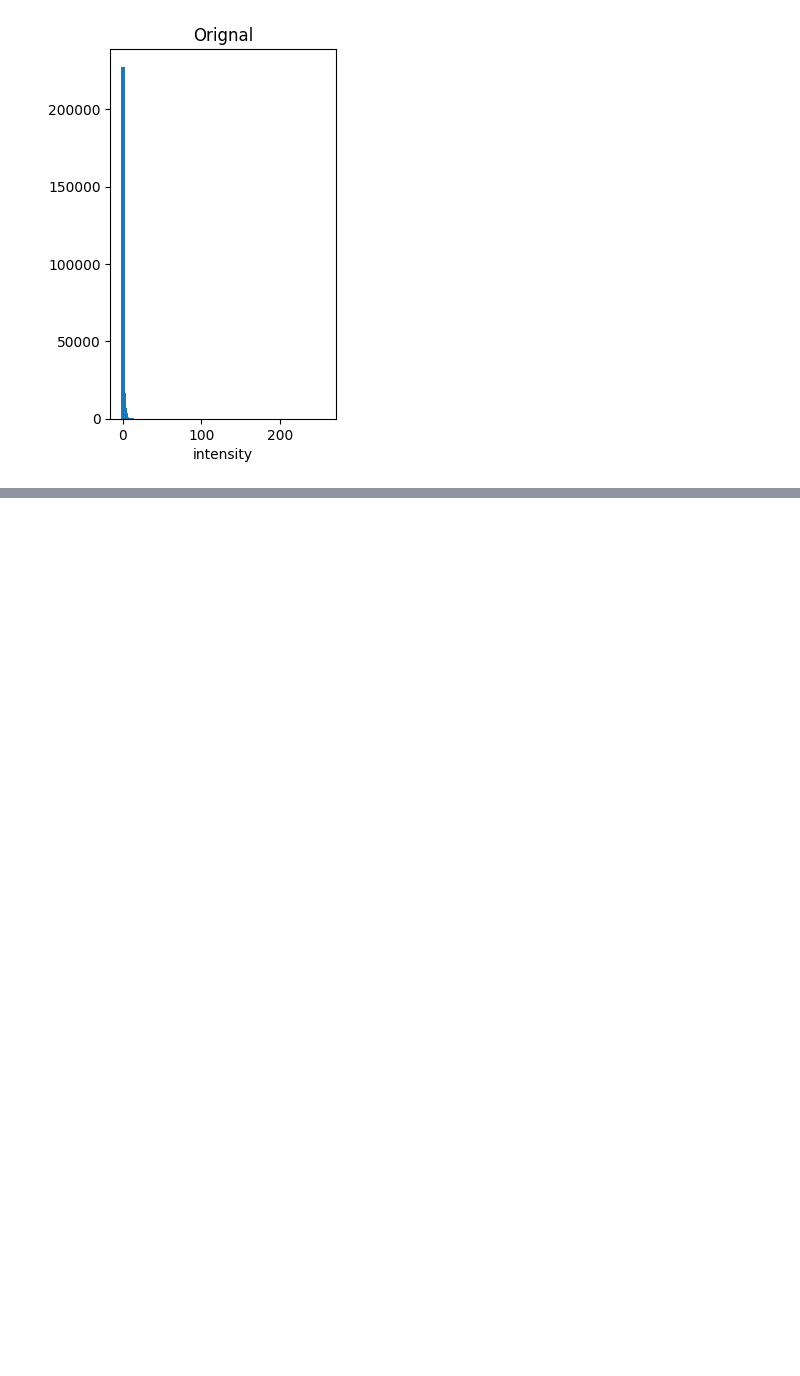
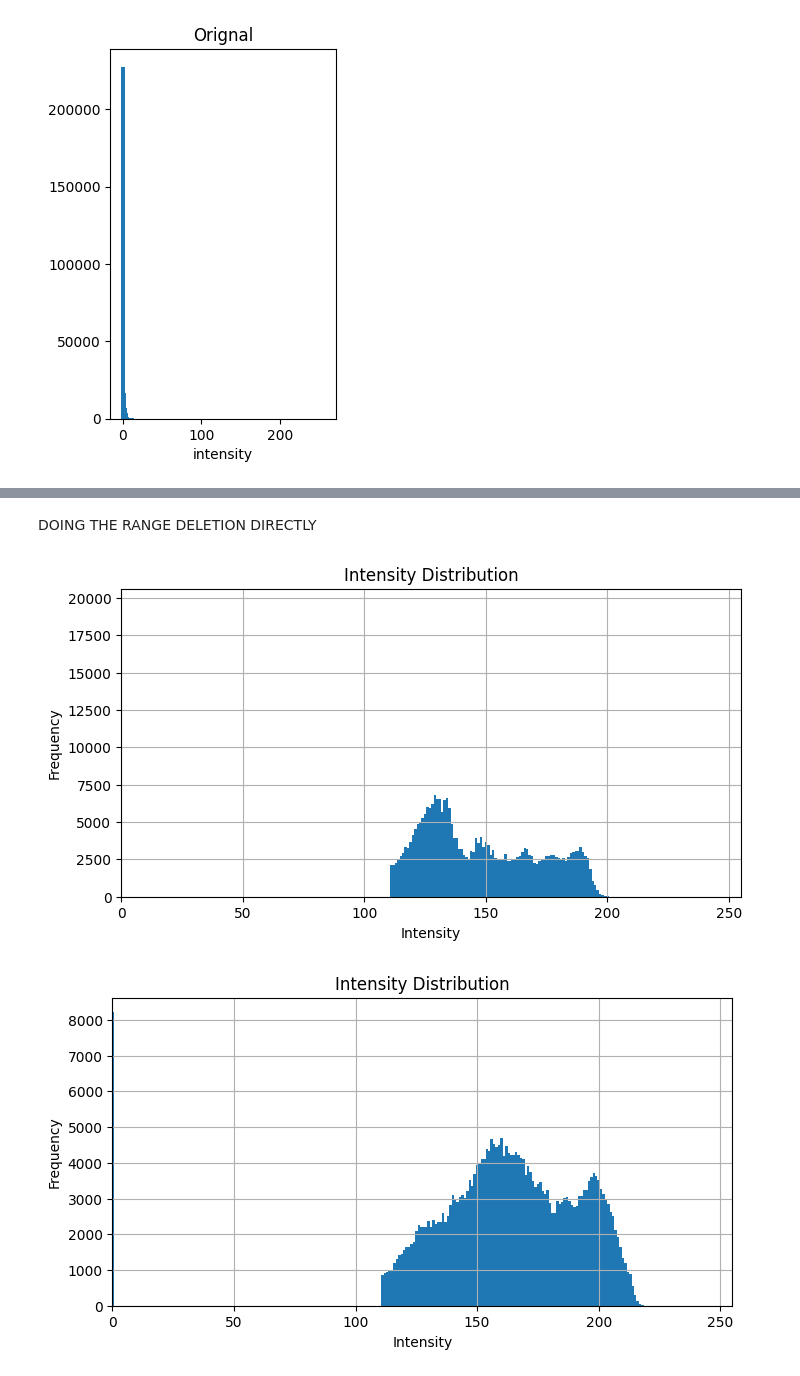
Before and after one commit to adityagupta-apg/knitsmart, a Jupyter notebook: practice.ipynb, the cells around one changed output, grey strips where cells are left out. Drawn from its saved outputs; the diff is of its cells as text; code cells hidden in the pictures; blank space fills up the shorter version.

```diff
--- a/practice.ipynb
+++ b/practice.ipynb
@@ -544,0 +568,45 @@ cv.destroyAllWindows()
+# %% [markdown]
+DOING THE RANGE DELETION DIRECTLY
+# %%
+import cv2 as cv
+import numpy as np
+import matplotlib.pyplot as plt
+
+def process_image(image_path, window_name):
+    # Load image in grayscale
+    image = cv.imread(image_path, cv.IMREAD_GRAYSCALE)
+    image=image[:480,:]
+
+    # Remove pixels with intensity between 100 and 120
+    mask = cv.inRange(image, 75, 110)
+    image[mask > 0] = 0
+
+    # Compute histogram
+    hist = cv.calcHist([image], [0], None, [256], [0, 256])
+
+    # Plot histogram
+    plt.figure(figsize=(8, 4))
+    plt.bar(np.arange(256), hist[:, 0], width=1)
+    plt.title('Intensity Distribution')
+    plt.xlabel('Intensity')
+    plt.ylabel('Frequency')
+    plt.xlim([0, 255])
+    plt.grid(True)
+    plt.show()
+
+    # Display the processed image
+    cv.imshow(window_name, image)
+
+# Image paths (use your original paths here)
+image_path1 = 'Good_image/anomaly1_412.jpg'
+image_path2 = 'Minor_default/4.jpg'
+
+# Process images and remove pixels in range [100, 120]
+process_image(image_path1, 'Good Image')
+process_image(image_path2, 'Bad Image')
+
+cv.waitKey(0)
+cv.destroyAllWindows()
+# %% [output]
+[figure, added]
+[figure, added]
```
Also changed, not shown: parts of 16 cells of this notebook.
